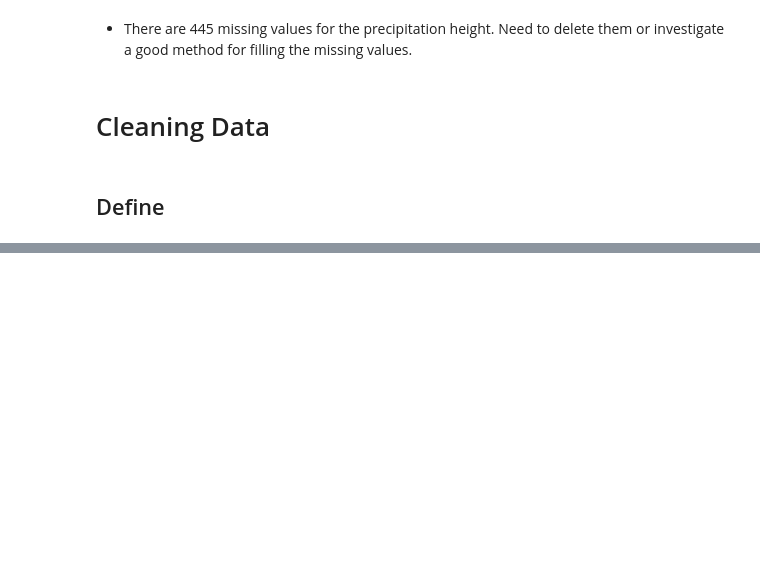
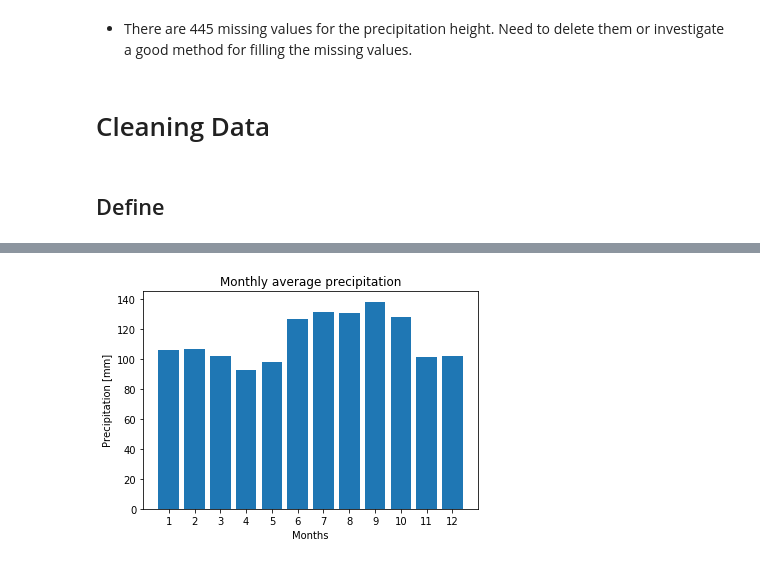
Before and after one commit to dsllt/PortoAlegre_TimeSeriesAnalysis, a Jupyter notebook: TimeSeriesAnalysis.ipynb, the cells around one changed output, grey strips where cells are left out. Cells and saved outputs as stored; diff of their text form; code cells hidden in the pictures; blank space fills up the shorter version.

```diff
--- a/TimeSeriesAnalysis.ipynb
+++ b/TimeSeriesAnalysis.ipynb
@@ -78,0 +157,3 @@ df[df.Valor.isnull()]
+# %%
+# Get monthly total precipitation
+monthly_sum = df_modified.groupby(by=[df_modified.index.year,df_modified.index.month]).prec.sum()
@@ -78,0 +176,16 @@ df[df.Valor.isnull()]
+# %%
+# Rename multiindex to year and month
+monthly_sum.index.set_names(['year', 'month'], inplace = True)
+# %%
+# Compute monthly average
+monthly_avg = monthly_sum.reset_index(level=1).groupby('month').mean()
+# %%
+# Plot month average
+x = np.arange(1,13)
+plt.bar(x, monthly_avg.prec)
+plt.xlabel('Months')
+plt.ylabel('Precipitation [mm]')
+plt.xticks(x)
+plt.title('Monthly average precipitation');
+# %% [output]
+[figure, added]
```
Also changed, not shown: parts of 27 cells of this notebook.
